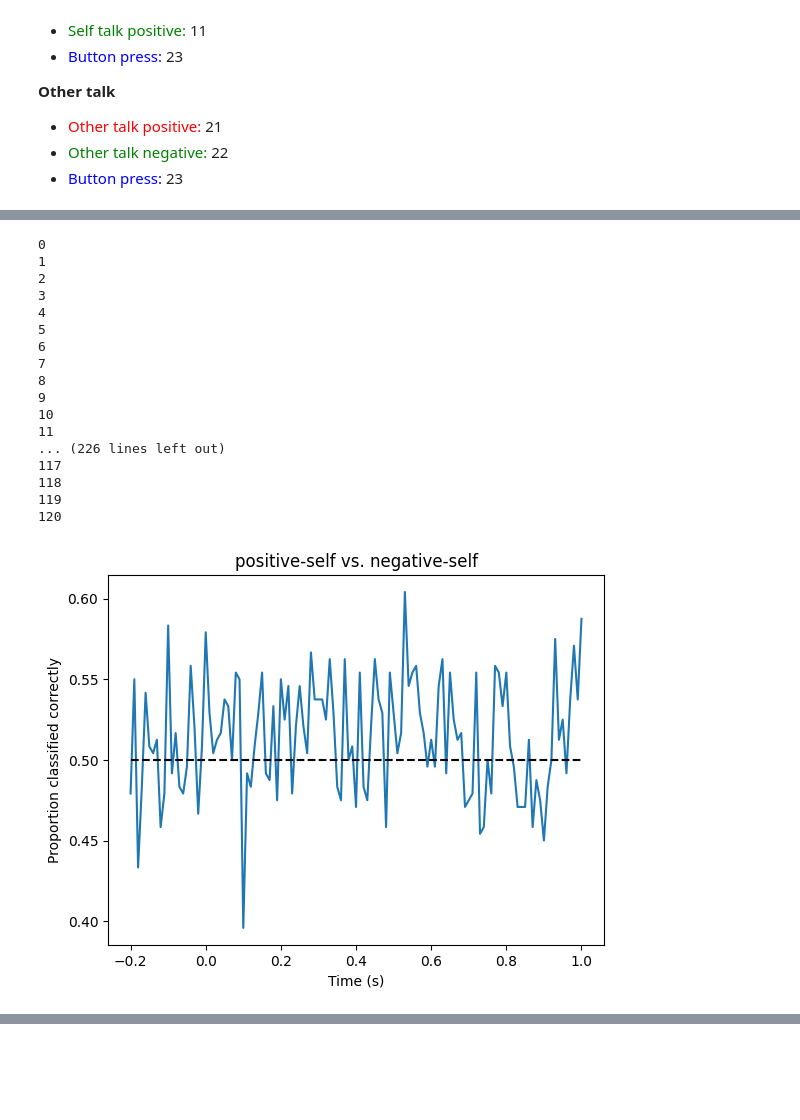
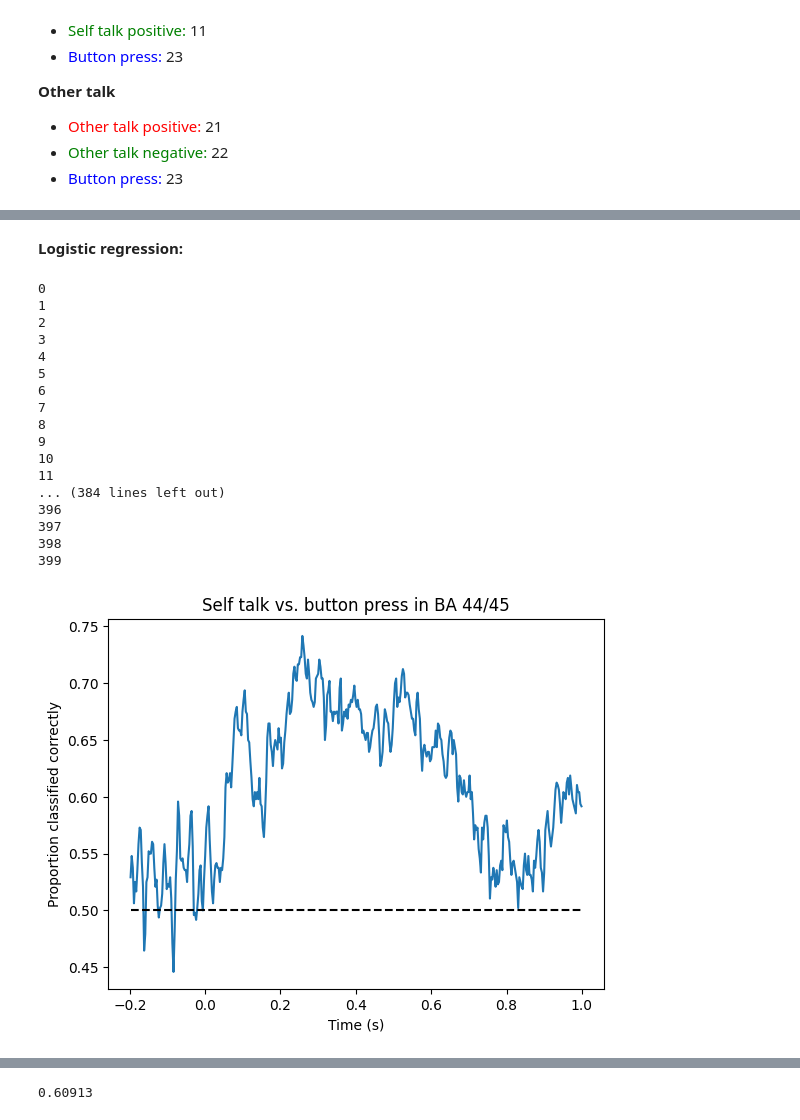
Before and after one commit to jorgenhw/adv_neuro_science, a Jupyter notebook: 12b_MEG_analysis/python/prepare_for_classifcation.ipynb, the cells around one changed output, grey strips where cells are left out. Drawn from its saved outputs; the diff is of its cells as text; code cells hidden in the pictures; blank space fills up the shorter version.

```diff
--- a/12b_MEG_analysis/python/prepare_for_classifcation.ipynb
+++ b/12b_MEG_analysis/python/prepare_for_classifcation.ipynb
@@ -469,0 +603,5 @@ Sample Index: 56, Best Mean Score: 0.6833333333333333, Best Hyperparameters: {'C
+# %%
+# Source estimates for the left hemisphere Broca's area 45
+X_lh_BA44, y = preprocess_source_space_data('0111', '20230926_000000',
+                raw_path=rawpath,
+                subjects_dir=subjects_dir, label='lh.BA44BA45_exvivo.label', epochs_list=epochs_list) # label argument refers to freesurfer/0108/label/lh.BA44_exvivo.label which is the labels of the BA44 region in the brain. Sort of a inner map of the brain.
@@ -469,0 +628,17 @@ Sample Index: 56, Best Mean Score: 0.6833333333333333, Best Hyperparameters: {'C
+# %%
+def equalize_number_of_indices(X, y): # write this yourself
+    import imblearn
+
+    rus = imblearn.under_sampling.RandomUnderSampler(sampling_strategy={11: 60, 12: 60, 21: 60, 22: 60, 202: 240},random_state=42)
+
+    rus.fit_resample(X[:,:,0], y)
+
+    X_balanced = X[rus.sample_indices_]
+    y_balanced = y[rus.sample_indices_]
+    # putting all 11s, 12s, 21s, 22s into 15
+    y_balanced_15_202 = np.array([15 if y_balanced[i] in [11, 12, 21, 22] else y_balanced[i] for i in range(len(y_balanced))])
+
+    return X_balanced, y_balanced, y_balanced_15_202
+
+# using the above function to balance the number of trials for each event
+X_balanced, y_balanced, y_balanced_15_202 = equalize_number_of_indices(X_lh_BA44, y)
@@ -470,33 +679,31 @@ Sample Index: 56, Best Mean Score: 0.6833333333333333, Best Hyperparameters: {'C
+# %% [markdown]
+**Logistic regression:**
 # %%
-sensor_pos_neg_self_BA44 = simple_classication(X_lh_BA44,
-                                  y, triggers=[11, 12],
-                                  penalty='l2', C=1e-3)
+self_talk_vs_button_press_Brocas = simple_classication(X_balanced,
+                                                       y_balanced_15_202, triggers=[15, 202],
+                                                       penalty='l2', C=1e-3)
 
-sensor_pos_self_response_BA44 = simple_classication(X_lh_BA44,
-                                  y, triggers=[11, 23],
-                                  penalty='l2', C=1e-3) # equalize counts?!
+plot_classfication(times, self_talk_vs_button_press_Brocas,
+                   title='Self talk vs. button press in BA 44/45')
 
-plot_classfication(times, sensor_pos_neg_self_BA44,
-                   title='positive-self vs. negative-self')
-
-plot_classfication(times, sensor_pos_self_response_BA44,
-                   title='positive-self vs. response')
+# mean accuracy score for the classification
+print(round(np.mean(self_talk_vs_button_press_Brocas), 5))
 # %% [output]
 0
 1
 2
 3
 4
 5
 6
 7
 8
 9
 10
 11
-... (226 lines left out)
-117
-118
-119
-120
+... (384 lines left out)
+396
+397
+398
+399
-[figure, old version]
+[figure, new version]
@@ -503,0 +710 @@ plot_classfication(times, sensor_pos_self_response_BA44,
+0.60913
```
Also changed, not shown: parts of 66 cells of this notebook.
